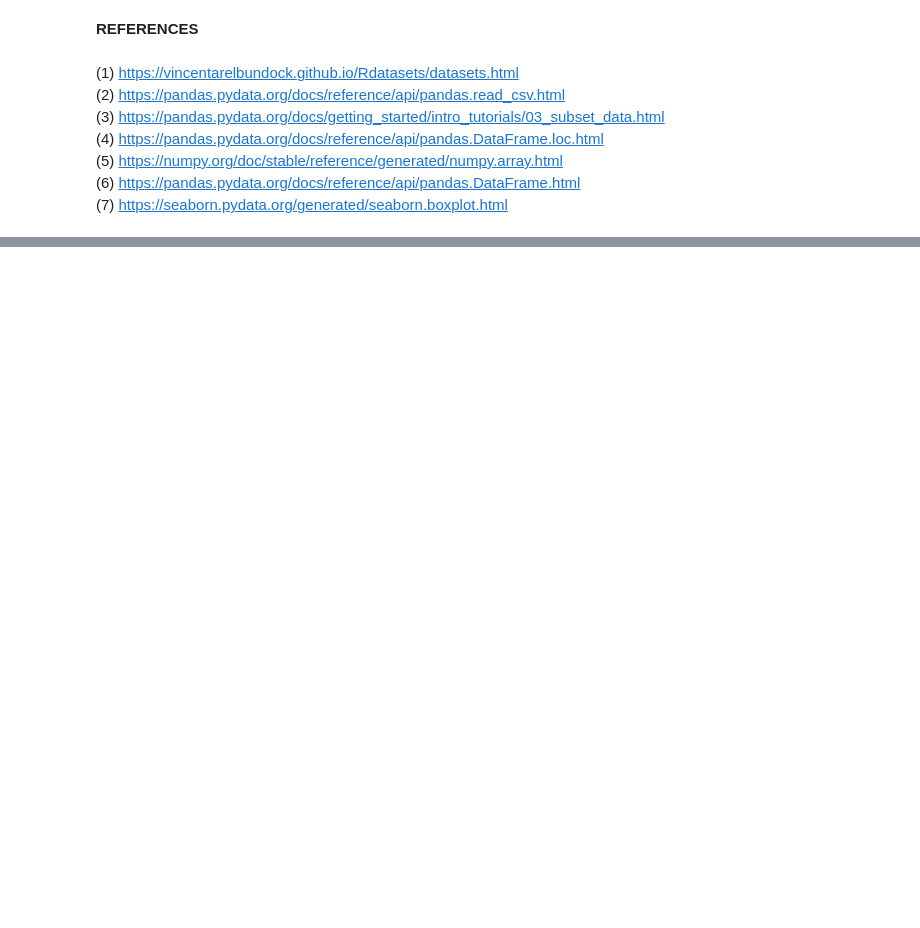
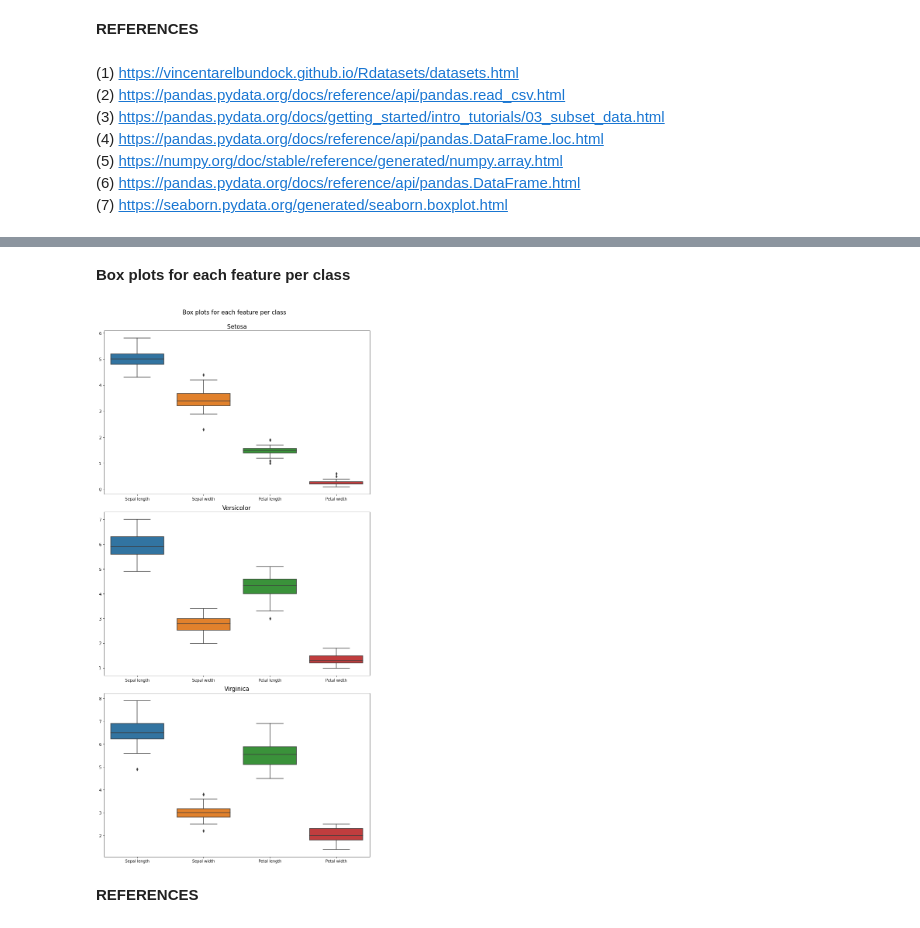
Before and after one commit to RobVergano/FDA_Assessment_22-23, a Jupyter notebook: Regular tasks/Outliers exercises.ipynb, the cells around one changed output, grey strips where cells are left out. Drawn from its saved outputs; the diff is of its cells as text; code cells hidden in the pictures; blank space fills up the shorter version.

```diff
--- a/Regular tasks/Outliers exercises.ipynb
+++ b/Regular tasks/Outliers exercises.ipynb
@@ -59,0 +96,52 @@ sns.boxplot(data=df).set(title="Morley dataset", ylabel="Speed of light (Km/s mi
+# %% [markdown]
+**Box plots for each feature per class**
+# %%
+# First we are going to slice the dataset per class (setosa = st, versicolor = vc, virginica =vg). (6)
+st = iris[0:50]
+vc = iris[50:100]
+vg = iris[100:150]
+
+# Same as we did before, we are going to create a subset and an array of data for each feature in each class.(2)(3)
+st_sl = np.array(st["Sepal.Length"])
+st_sw = np.array(st["Sepal.Width"])
+st_pl = np.array(st["Petal.Length"])
+st_pw = np.array(st["Petal.Width"])
+
+vc_sl = np.array(vc["Sepal.Length"])
+vc_sw = np.array(vc["Sepal.Width"])
+vc_pl = np.array(vc["Petal.Length"])
+vc_pw = np.array(vc["Petal.Width"])
+
+vg_sl = np.array(vg["Sepal.Length"])
+vg_sw = np.array(vg["Sepal.Width"])
+vg_pl = np.array(vg["Petal.Length"])
+vg_pw = np.array(vg["Petal.Width"])
+
+# Then we create the dataframe for each class.(4)
+setosa = pd.DataFrame({"Sepal length":st_sl, "Sepal width":st_sw,"Petal length":st_pl,"Petal width":st_pw})
+versicolor = pd.DataFrame({"Sepal length":vc_sl, "Sepal width":vc_sw,"Petal length":vc_pl,"Petal width":vc_pw})
+virginica = pd.DataFrame({"Sepal length":vg_sl, "Sepal width":vg_sw,"Petal length":vg_pl,"Petal width":vg_pw})
+
+# plt.subplots to plot the 3 box plots together.(7)
+fig, ax = plt.subplots(3,figsize=(10,20))
+
+# Add a title to the figure (8):
+fig.suptitle("Box plots for each feature per class", fontsize =15, y=1)
+
+# Add titles to each box plot:
+ax[0].set_title("Setosa",fontsize =15)
+ax[1].set_title("Versicolor",fontsize =15)
+ax[2].set_title("Virginica",fontsize =15)
+
+
+# sns.boxplot to create the box plot.(5)
+sns.boxplot(ax=ax[0], data=setosa)
+sns.boxplot(ax=ax[1], data=versicolor)
+sns.boxplot(ax=ax[2], data=virginica)
+
+# To adjust the padding between and around subplots.(9)
+plt.tight_layout()
+# %% [output]
+[figure, added]
+# %% [markdown]
+**REFERENCES**
```
Also changed, not shown: parts of 7 cells of this notebook.
